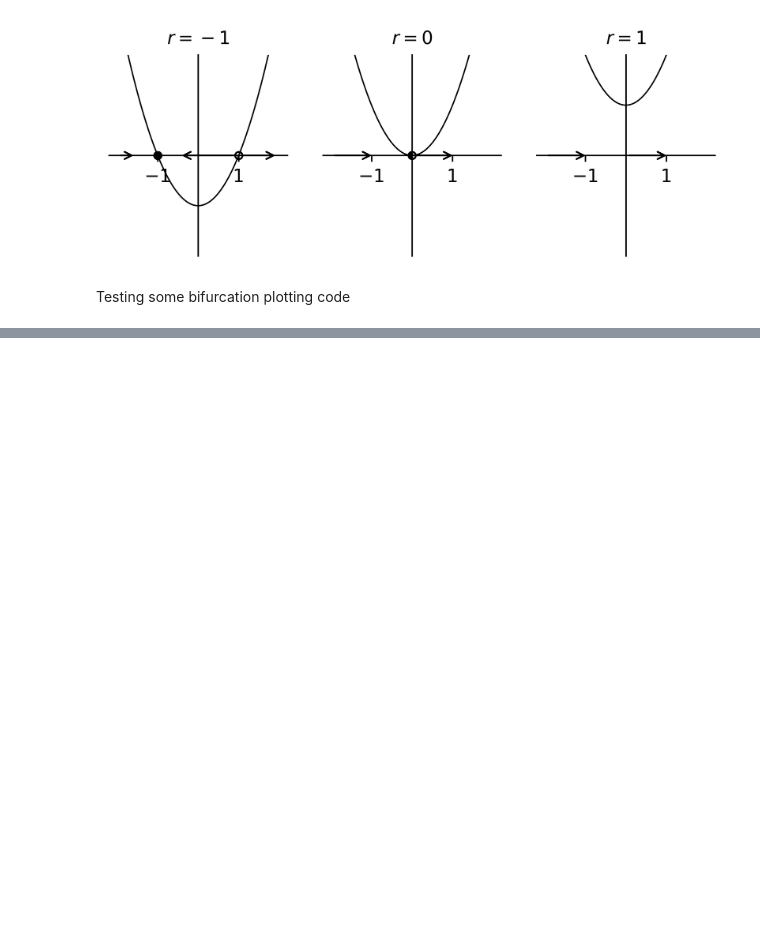
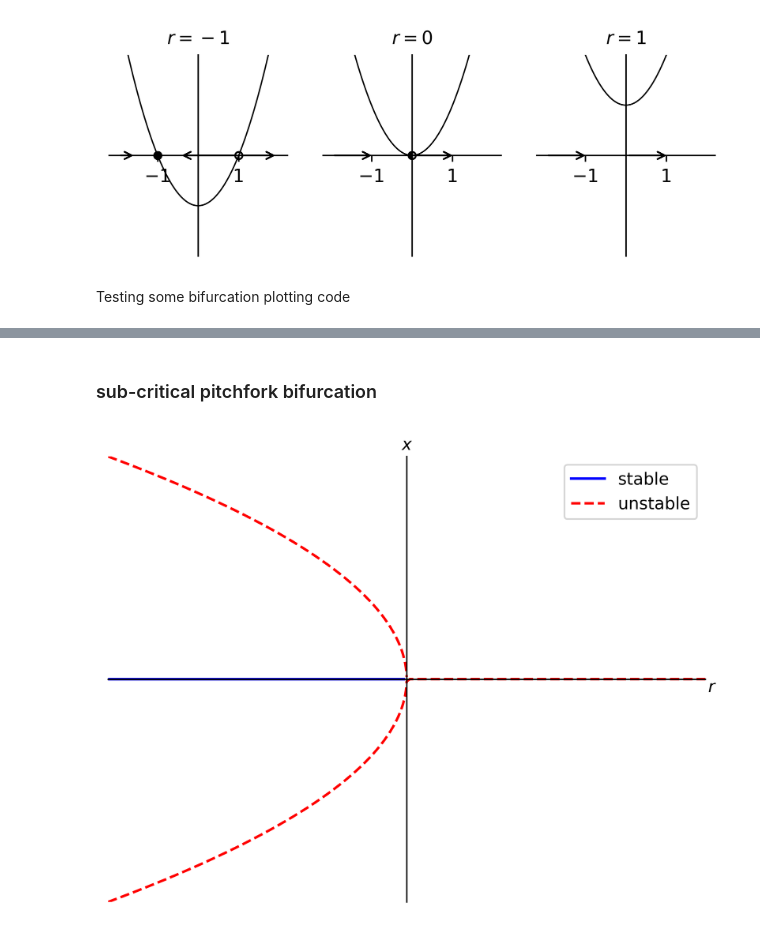
Before and after one commit to damiskov/gulf-stream-modelling, a Jupyter notebook: plots/dynamical_sys_plots.ipynb, the cells around one changed output, grey strips where cells are left out. Drawn from its saved outputs; the diff is of its cells as text; code cells hidden in the pictures; blank space fills up the shorter version.

```diff
--- a/plots/dynamical_sys_plots.ipynb
+++ b/plots/dynamical_sys_plots.ipynb
@@ -197,0 +222,12 @@ bifurcation_plot(f,f_x,r,x)
+# %% [markdown]
+### sub-critical pitchfork bifurcation
+# %%
+f = lambda r,x: r*x +  x**3
+f_x = lambda r,x: r + 3.*x**2
+
+x = np.linspace(-1.,1.,100)
+r = np.linspace(-1.,1.,100)
+
+bifurcation_plot(f,f_x,r,x)
+# %% [output]
+[figure, added]
```
Also changed, not shown: parts of 7 cells of this notebook, 1 other file.
